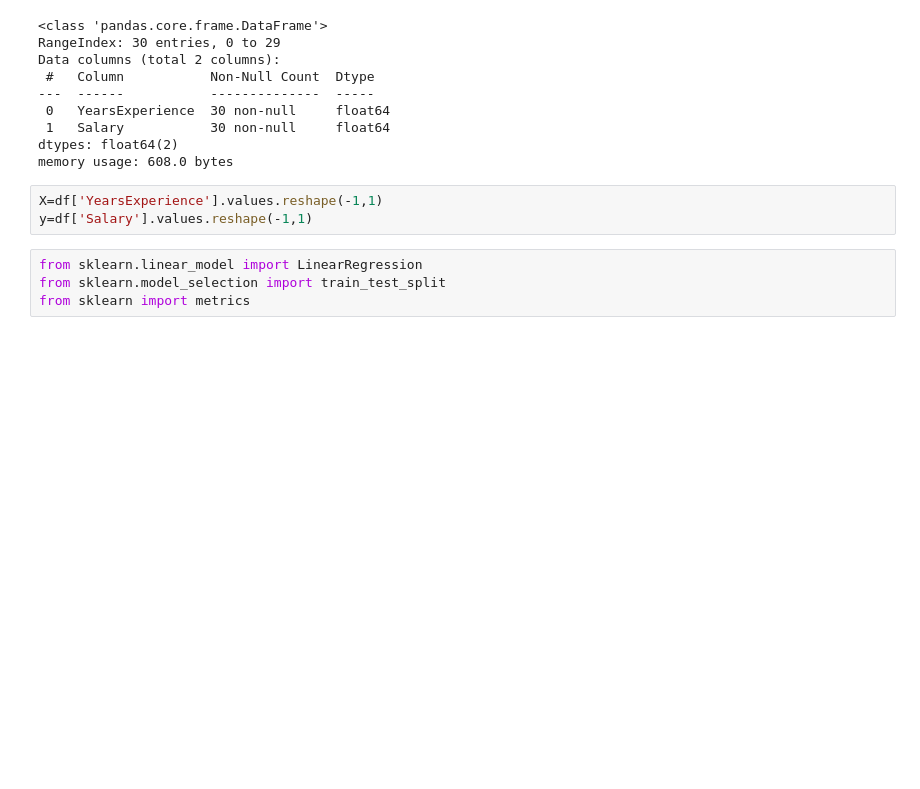
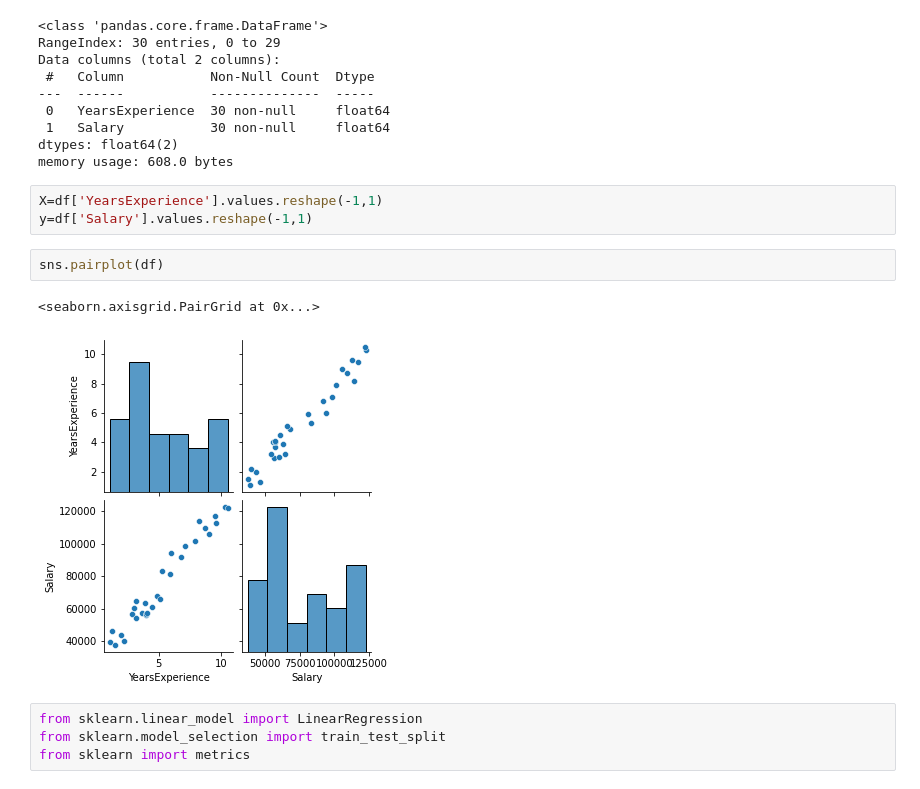
Before and after one commit to cnyakundi/machine-learning-001, a Jupyter notebook: Monday/part_2_exercise_2.ipynb, the cells around one changed output. Drawn from its saved outputs; the diff is of its cells as text; blank space fills up the shorter version.

```diff
--- a/Monday/part_2_exercise_2.ipynb
+++ b/Monday/part_2_exercise_2.ipynb
@@ -54,6 +59,11 @@ memory usage: 608.0 bytes
 # %%
 X=df['YearsExperience'].values.reshape(-1,1)
 y=df['Salary'].values.reshape(-1,1)
+# %%
+sns.pairplot(df)
+# %% [output]
+<seaborn.axisgrid.PairGrid at 0x...>
+[figure, added]
 # %%
 from sklearn.linear_model import LinearRegression
 from sklearn.model_selection import train_test_split
```
Also changed, not shown: parts of 1 cell of this notebook, 4 other files.
